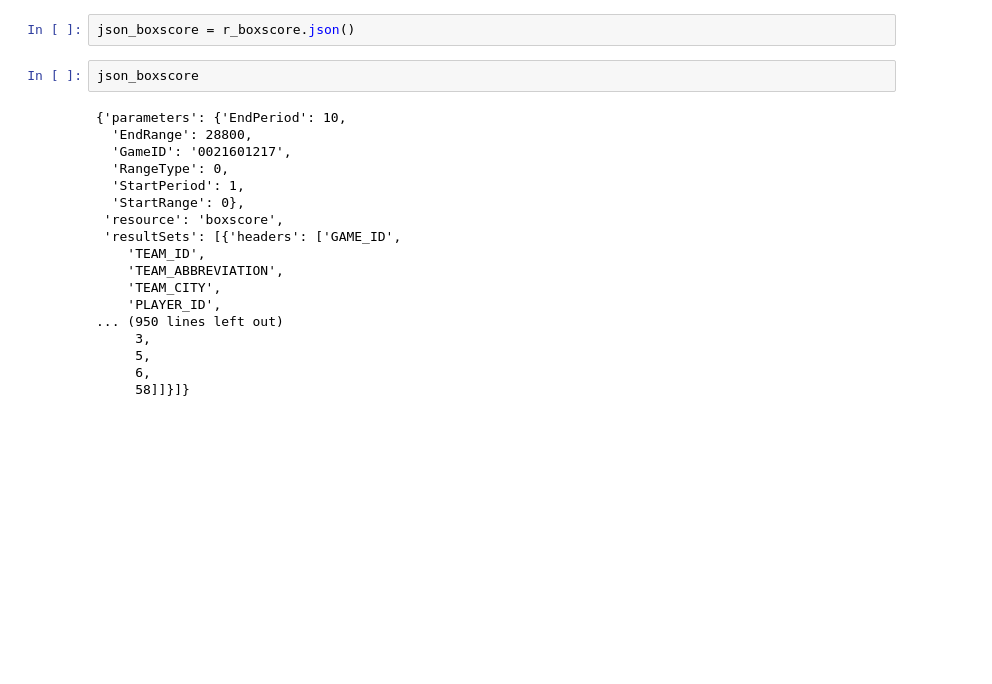
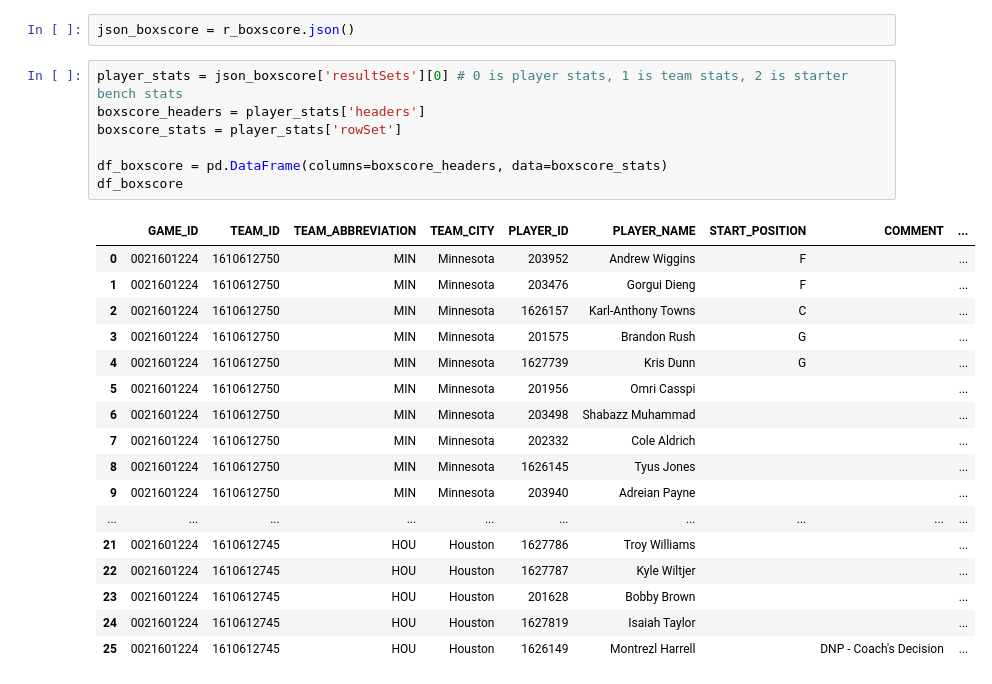
Before and after one commit to johnny-wong/nba_stats, a Jupyter notebook: Datasets plan.ipynb, the cells around one changed output. Saved outputs shown, nothing was run; the diff lists cells and outputs as text; blank space fills up the shorter version.

Commit message:
Successfully parse the boxscore of a found GameID
Parse a boxscore from json/dict format into a dataframe.
Next step is to split the first query by date.

```diff
--- a/Datasets plan.ipynb
+++ b/Datasets plan.ipynb
@@ -115,23 +121,28 @@ r_boxscore = requests.get(URL_GAME_BOXSCORE, params=boxscore_params, headers=REQ
 assert r_boxscore.status_code == 200
 # %%
 json_boxscore = r_boxscore.json()
-# %%
-json_boxscore
-# %% [output]
-{'parameters': {'EndPeriod': 10,
-  'EndRange': 28800,
-  'GameID': '0021601217',
-  'RangeType': 0,
-  'StartPeriod': 1,
-  'StartRange': 0},
- 'resource': 'boxscore',
- 'resultSets': [{'headers': ['GAME_ID',
-    'TEAM_ID',
-    'TEAM_ABBREVIATION',
-    'TEAM_CITY',
-    'PLAYER_ID',
-... (950 lines left out)
-     3,
-     5,
-     6,
-     58]]}]}
+# %%
+player_stats = json_boxscore['resultSets'][0] # 0 is player stats, 1 is team stats, 2 is starter bench stats
+boxscore_headers = player_stats['headers']
+boxscore_stats = player_stats['rowSet']
+
+df_boxscore = pd.DataFrame(columns=boxscore_headers, data=boxscore_stats)
+df_boxscore
+# %% [output]
+|  | GAME_ID | TEAM_ID | TEAM_ABBREVIATION | TEAM_CITY | PLAYER_ID | PLAYER_NAME | START_POSITION | COMMENT | ... |
+| 0 | 0021601224 | 1610612750 | MIN | Minnesota | 203952 | Andrew Wiggins | F |  | ... |
+| 1 | 0021601224 | 1610612750 | MIN | Minnesota | 203476 | Gorgui Dieng | F |  | ... |
+| 2 | 0021601224 | 1610612750 | MIN | Minnesota | 1626157 | Karl-Anthony Towns | C |  | ... |
+| 3 | 0021601224 | 1610612750 | MIN | Minnesota | 201575 | Brandon Rush | G |  | ... |
+| 4 | 0021601224 | 1610612750 | MIN | Minnesota | 1627739 | Kris Dunn | G |  | ... |
+| 5 | 0021601224 | 1610612750 | MIN | Minnesota | 201956 | Omri Casspi |  |  | ... |
+| 6 | 0021601224 | 1610612750 | MIN | Minnesota | 203498 | Shabazz Muhammad |  |  | ... |
+| 7 | 0021601224 | 1610612750 | MIN | Minnesota | 202332 | Cole Aldrich |  |  | ... |
+| 8 | 0021601224 | 1610612750 | MIN | Minnesota | 1626145 | Tyus Jones |  |  | ... |
+| 9 | 0021601224 | 1610612750 | MIN | Minnesota | 203940 | Adreian Payne |  |  | ... |
+| ... | ... | ... | ... | ... | ... | ... | ... | ... | ... |
+| 21 | 0021601224 | 1610612745 | HOU | Houston | 1627786 | Troy Williams |  |  | ... |
+| 22 | 0021601224 | 1610612745 | HOU | Houston | 1627787 | Kyle Wiltjer |  |  | ... |
+| 23 | 0021601224 | 1610612745 | HOU | Houston | 201628 | Bobby Brown |  |  | ... |
+| 24 | 0021601224 | 1610612745 | HOU | Houston | 1627819 | Isaiah Taylor |  |  | ... |
+| 25 | 0021601224 | 1610612745 | HOU | Houston | 1626149 | Montrezl Harrell |  | DNP - Coach's Decision | ... |
```
Also changed, not shown: parts of 2 cells of this notebook.
